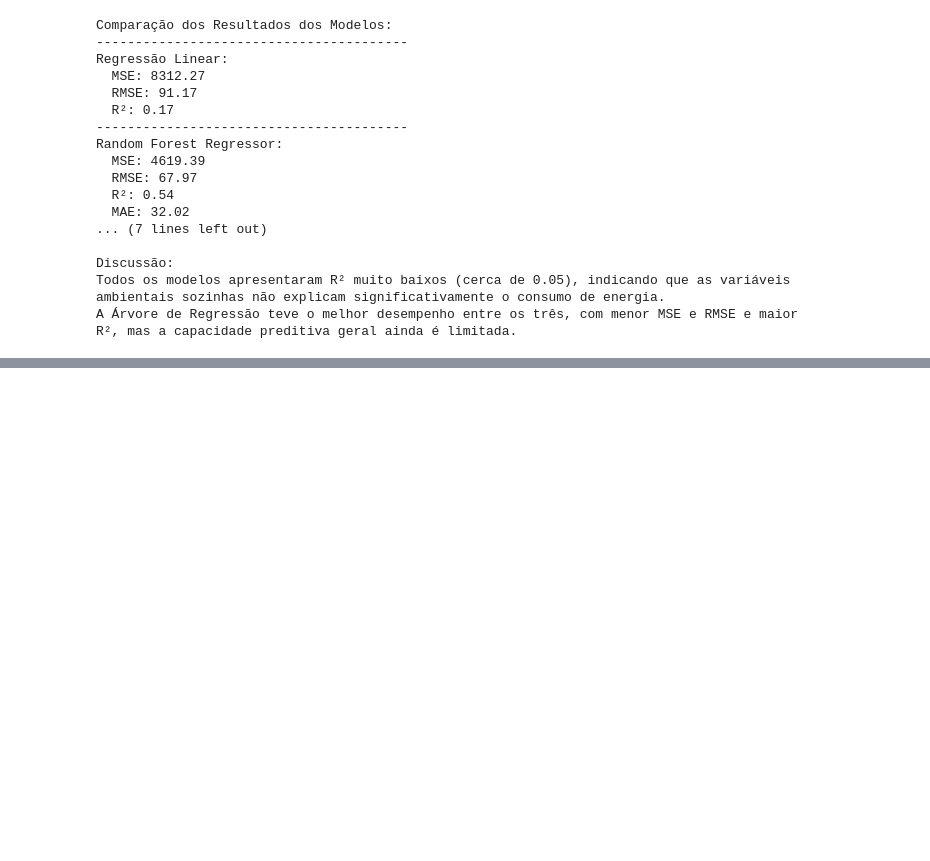
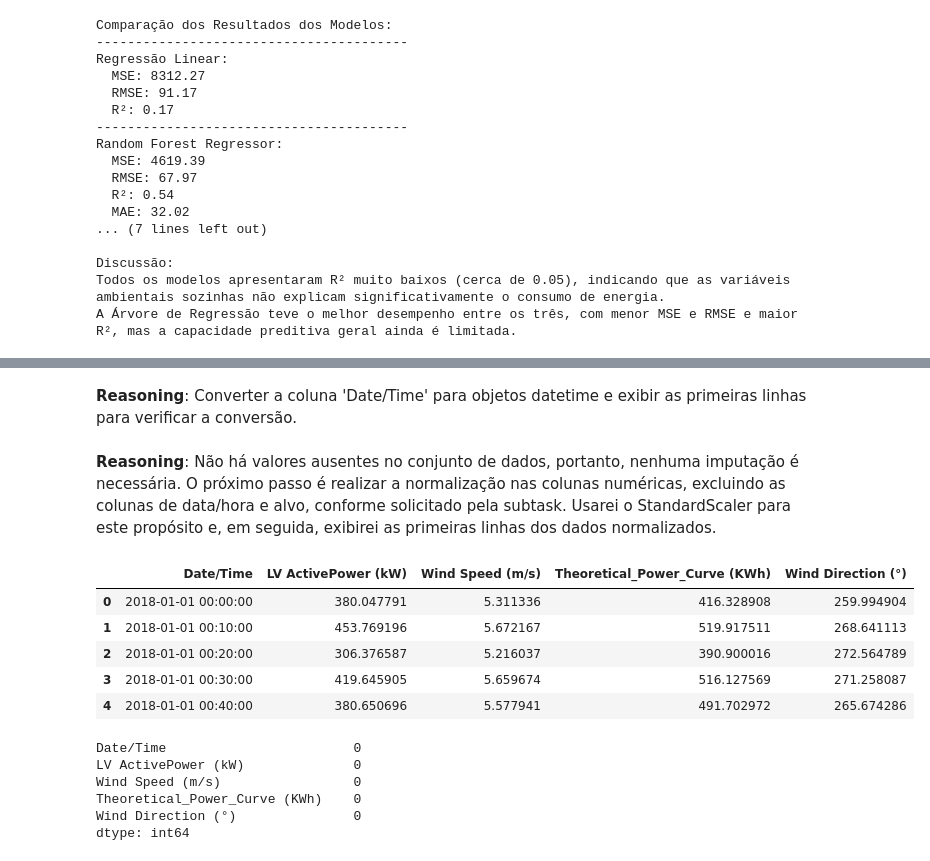
Before and after one commit to Massayoshii/CP02_2SEM_SERS_1CCPF, a Jupyter notebook: CP2_2SEM_SERS_1CCPF.ipynb, the cells around one changed output, grey strips where cells are left out. Drawn from its saved outputs; the diff is of its cells as text; code cells hidden in the pictures; blank space fills up the shorter version.

```diff
--- a/CP2_2SEM_SERS_1CCPF.ipynb
+++ b/CP2_2SEM_SERS_1CCPF.ipynb
@@ -255,0 +260,4 @@ A Árvore de Regressão teve o melhor desempenho entre os três, com menor MSE e
+# %%
+df = pd.read_csv('/content/T1.csv',
+                 sep=',',
+                 na_values='?')
@@ -255,0 +277,25 @@ A Árvore de Regressão teve o melhor desempenho entre os três, com menor MSE e
+# %% [markdown]
+**Reasoning**:
+Converter a coluna 'Date/Time' para objetos datetime e exibir as primeiras linhas para verificar a conversão.
+# %% [markdown]
+**Reasoning**:
+Não há valores ausentes no conjunto de dados, portanto, nenhuma imputação é necessária. O próximo passo é realizar a normalização nas colunas numéricas, excluindo as colunas de data/hora e alvo, conforme solicitado pela subtask. Usarei o StandardScaler para este propósito e, em seguida, exibirei as primeiras linhas dos dados normalizados.
+# %%
+df['Date/Time'] = pd.to_datetime(df['Date/Time'], format='%d %m %Y %H:%M')
+display(df.head())
+# %% [output]
+|  | Date/Time | LV ActivePower (kW) | Wind Speed (m/s) | Theoretical_Power_Curve (KWh) | Wind Direction (°) |
+| 0 | 2018-01-01 00:00:00 | 380.047791 | 5.311336 | 416.328908 | 259.994904 |
+| 1 | 2018-01-01 00:10:00 | 453.769196 | 5.672167 | 519.917511 | 268.641113 |
+| 2 | 2018-01-01 00:20:00 | 306.376587 | 5.216037 | 390.900016 | 272.564789 |
+| 3 | 2018-01-01 00:30:00 | 419.645905 | 5.659674 | 516.127569 | 271.258087 |
+| 4 | 2018-01-01 00:40:00 | 380.650696 | 5.577941 | 491.702972 | 265.674286 |
+# %%
+print(df.isnull().sum())
+# %% [output]
+Date/Time                        0
+LV ActivePower (kW)              0
+Wind Speed (m/s)                 0
+Theoretical_Power_Curve (KWh)    0
+Wind Direction (°)               0
+dtype: int64
```
Also changed, not shown: parts of 16 cells of this notebook.
